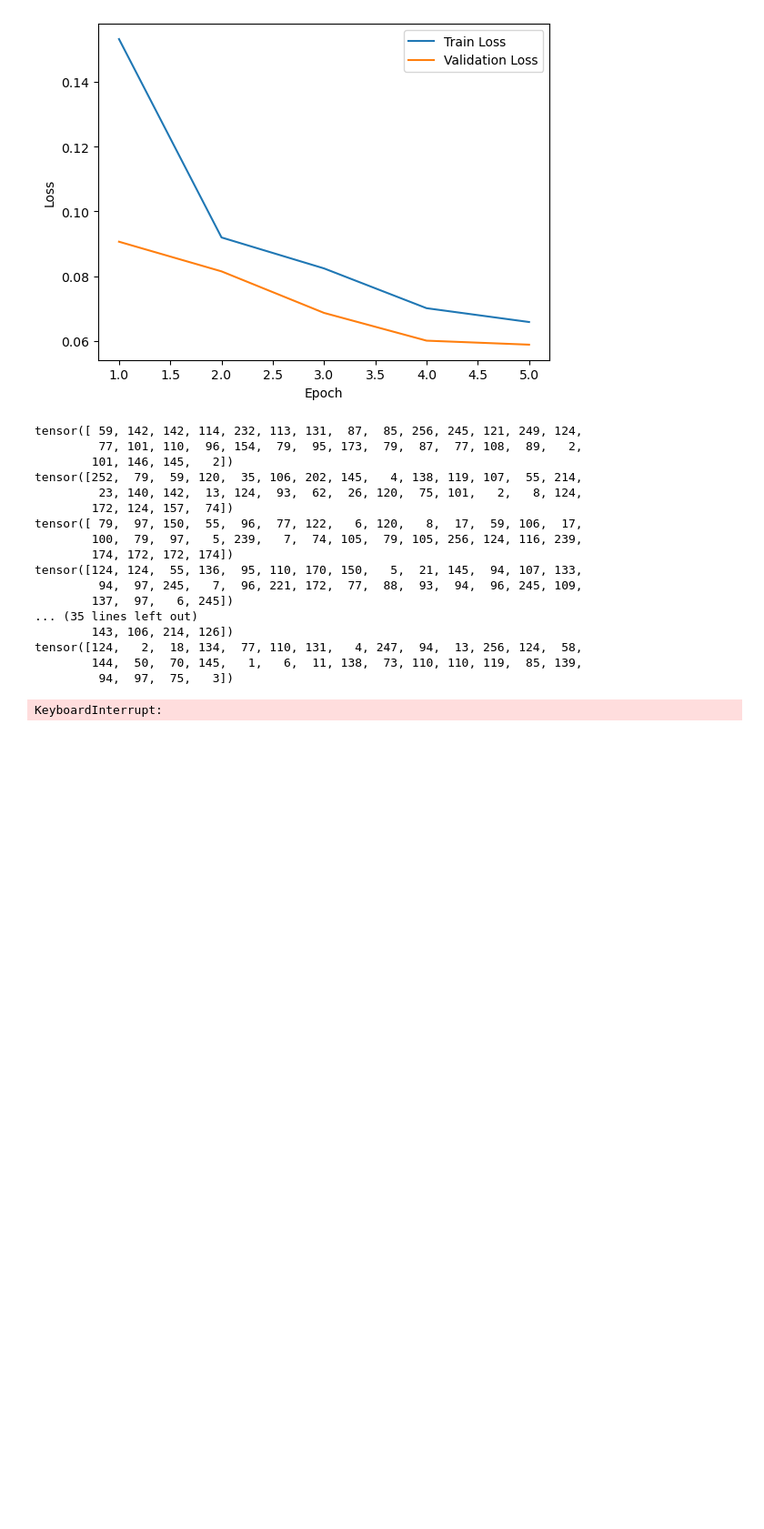
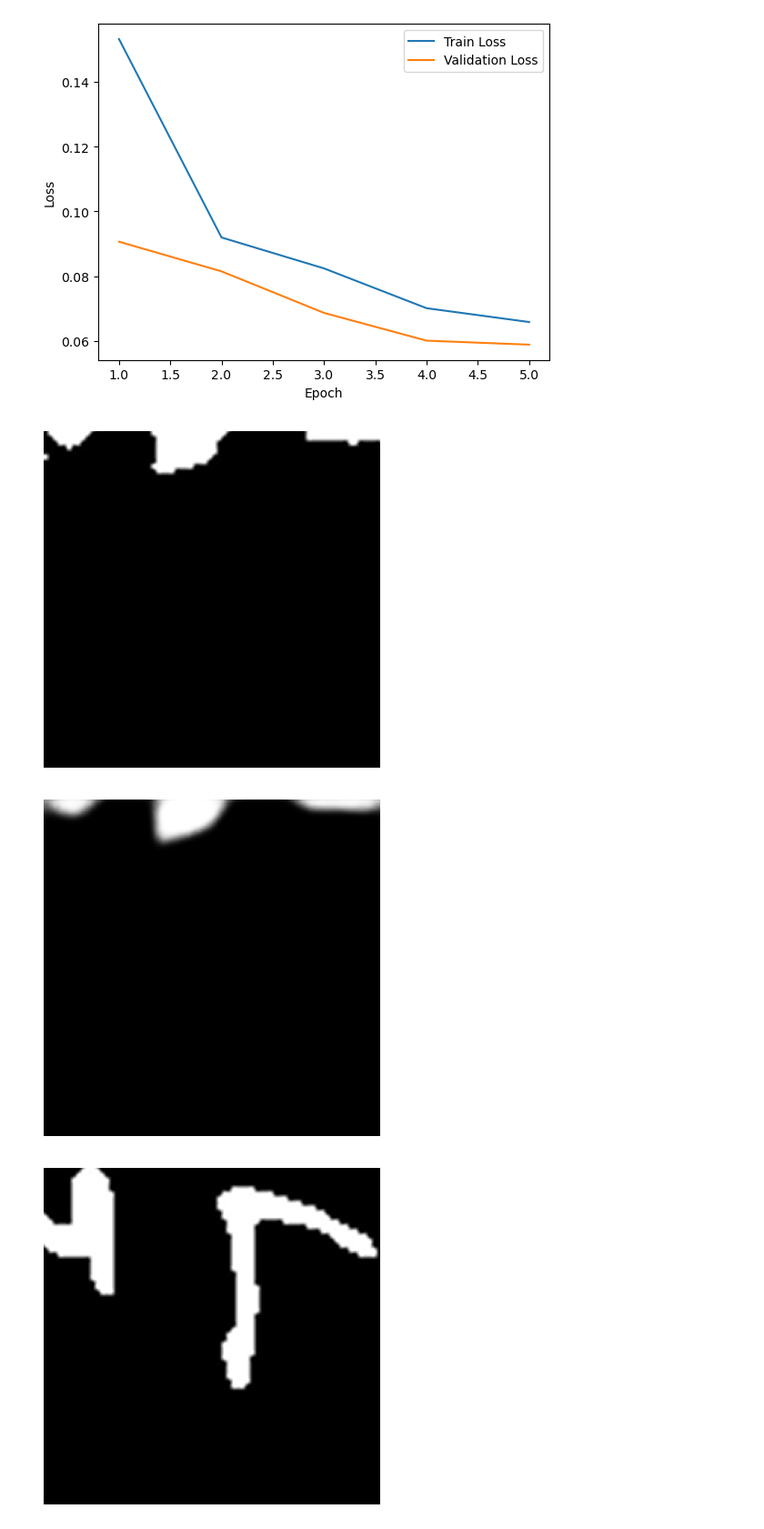
Before and after one commit to Wishmitha/Vesuvius, a Jupyter notebook: alpub_autoencoder/papyri_conv_autoencoder.ipynb, the cells around one changed output. Shown at 91% size. Saved outputs shown, nothing was run; the diff lists cells and outputs as text; code cells hidden in the pictures; blank space fills up the shorter version.

Commit message:
Generate results for the test set

```diff
--- a/alpub_autoencoder/papyri_conv_autoencoder.ipynb
+++ b/alpub_autoencoder/papyri_conv_autoencoder.ipynb
@@ -278,27 +278,3 @@ Epoch 4 Processing Batch No: 1088
 Epoch 4 Processing Batch No: 1089
 Epoch [5/5], Train Loss: 0.0658, Test Loss: 0.0589
 [figure]
-# %%
-for batch in train_loader:
-
-    images, labels = batch
-    print(labels)
-# %% [output]
-tensor([ 59, 142, 142, 114, 232, 113, 131,  87,  85, 256, 245, 121, 249, 124,
-         77, 101, 110,  96, 154,  79,  95, 173,  79,  87,  77, 108,  89,   2,
-        101, 146, 145,   2])
-tensor([252,  79,  59, 120,  35, 106, 202, 145,   4, 138, 119, 107,  55, 214,
-         23, 140, 142,  13, 124,  93,  62,  26, 120,  75, 101,   2,   8, 124,
-        172, 124, 157,  74])
-tensor([ 79,  97, 150,  55,  96,  77, 122,   6, 120,   8,  17,  59, 106,  17,
-        100,  79,  97,   5, 239,   7,  74, 105,  79, 105, 256, 124, 116, 239,
-        174, 172, 172, 174])
-tensor([124, 124,  55, 136,  95, 110, 170, 150,   5,  21, 145,  94, 107, 133,
-         94,  97, 245,   7,  96, 221, 172,  77,  88,  93,  94,  96, 245, 109,
-        137,  97,   6, 245])
-... (35 lines left out)
-        143, 106, 214, 126])
-tensor([124,   2,  18, 134,  77, 110, 131,   4, 247,  94,  13, 256, 124,  58,
-        144,  50,  70, 145,   1,   6,  11, 138,  73, 110, 110, 119,  85, 139,
-         94,  97,  75,   3])
-KeyboardInterrupt:
@@ -304,0 +283,37 @@ KeyboardInterrupt:
+# %%
+test_loader = DataLoader(Subset(test_set,range(50)), batch_size=1, shuffle=False, pin_memory=True)
+# %%
+model = torch.load('../models/papyri_autoencoder_256_upsample_u_net_middle_layer_epoch_'+str(num_epochs)+'_batch_'+str(batch_size)+'.pt')
+# Set the model to evaluation mode
+model.eval()  # Set the model to evaluation mode
+
+results_test = []
+
+with torch.no_grad():
+    for batch in test_loader:
+
+        images, labels = batch
+
+        # Perform inference
+        outputs = model(images.to(device))
+
+        results_test.append(images)
+        results_test.append(outputs)
+# %%
+outputs_np = []
+for result in results_test:
+    # Convert the PyTorch tensor to a NumPy array
+    outputs_np.append(result.cpu().numpy())
+
+# Iterate over the outputs
+for i in range(len(outputs_np)):
+    output = outputs_np[i][0][0]
+
+    # Display the output as an image
+    plt.imshow(output, cmap='gray')  # Assuming grayscale images
+    plt.axis('off')
+    plt.show()
+# %% [output]
+[figure, added]
+[figure, added]
+[figure, added]
```
Also changed, not shown: parts of 3 cells of this notebook.
